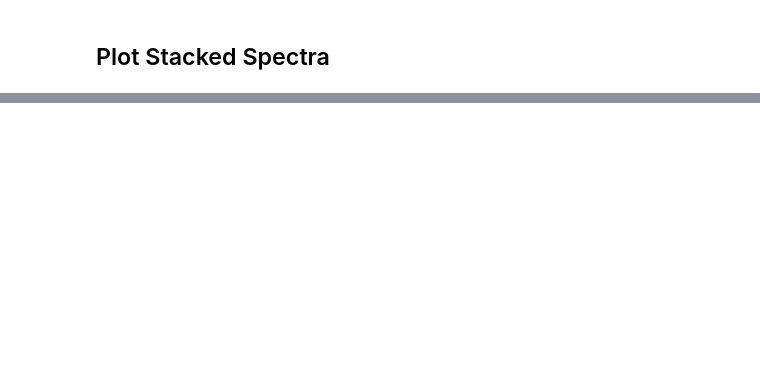
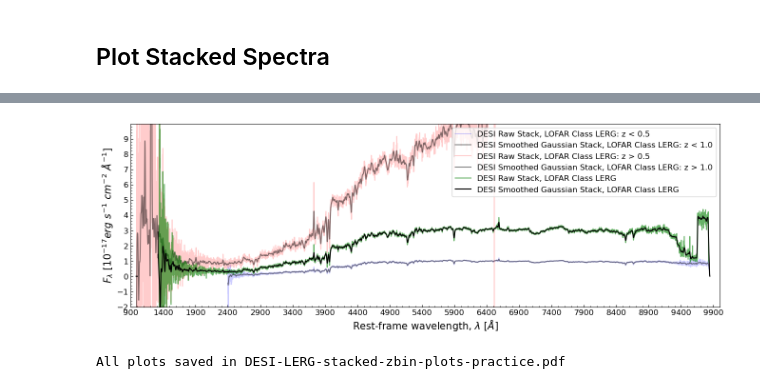
Before and after one commit to abigailpatrick/DESI-Mini-Project, a Jupyter notebook: SP.7.LERG.ipynb, the cells around one changed output, grey strips where cells are left out. Saved outputs shown, nothing was run; the diff lists cells and outputs as text; code cells hidden in the pictures; blank space fills up the shorter version.

```diff
--- a/SP.7.LERG.ipynb
+++ b/SP.7.LERG.ipynb
@@ -534,0 +590,19 @@ All plots saved in DESI-SFG-stacked-zbin-plots-practice.pdf
+# %%
+
+"""
+
+Add in some bounds to remove the upper and lower 10% of each spectra as noise reduction
+
+"""
+
+def bounds(stack_array):
+        bound = 0.1
+        l_bound = len(stack_array)*bound
+        u_bound = len(stack_array)-(len(stack_array)*bound)
+
+        return int(l_bound), int(u_bound)
+
+
+st1 = bounds(wln_1)
+st2 = bounds(wln_2)
+st3 = bounds(wln_3)
@@ -534,0 +639,31 @@ All plots saved in DESI-SFG-stacked-zbin-plots-practice.pdf
+# %%
+# Create a PDF file to save the plots
+pdf_filename = f'DESI-{Overall_class}-stacked-zbin-plots-practice.pdf'
+with PdfPages(pdf_filename) as pdf:
+        fig, ax = plt.subplots(figsize=(16, 5))
+        ax.plot(SFG_stacks['zbin=0']['wln'],SFG_stacks['zbin=0']['flux'], label = f'DESI Raw Stack, LOFAR Class {Overall_class}: z < 0.5', color='blue', alpha=0.2)
+        ax.plot(SFG_stacks['zbin=0']['wln'],convolve(SFG_stacks['zbin=0']['flux'], Gaussian1DKernel(5)), color='black', alpha=0.5, label = f'DESI Smoothed Gaussian Stack, LOFAR Class {Overall_class}: z < 1.0')
+        ax.plot(SFG_stacks['zbin=1']['wln'],SFG_stacks['zbin=1']['flux'], label = f'DESI Raw Stack, LOFAR Class {Overall_class}: z > 0.5', color='red', alpha=0.2)
+        ax.plot(SFG_stacks['zbin=1']['wln'],convolve(SFG_stacks['zbin=1']['flux'], Gaussian1DKernel(5)), color='black', alpha=0.5, label = f'DESI Smoothed Gaussian Stack, LOFAR Class {Overall_class}: z > 1.0')
+        ax.plot(SFG_stack['zbin=0']['wln'],SFG_stack['zbin=0']['flux'], color='green', alpha=0.6,label = f'DESI Raw Stack, LOFAR Class {Overall_class}')
+        ax.plot(SFG_stack['zbin=0']['wln'],convolve(SFG_stack['zbin=0']['flux'], Gaussian1DKernel(5)), color='black', alpha=1, label = f'DESI Smoothed Gaussian Stack, LOFAR Class {Overall_class}')
+        ax.set_ylabel('$F_{\lambda}$ [$10^{-17} erg\ s^{-1}\ cm^{-2}\ \AA^{-1}$]')
+        ax.set_xlabel('Rest-frame wavelength, $\lambda$ [$\AA$]')
+        ax.set_xlim(900,10000)
+        ax.set_ylim(-2,10)
+        ax.set_xticks(range(900, 10001, 500))
+        ax.set_yticks(range(-2, 10, 1))
+        ax.tick_params(axis='both', which='both', labelsize=12, direction = 'in')
+        ax.minorticks_on()
+        ax.legend(fontsize='large', loc = 'upper right')
+        ax.xaxis.label.set_size(15)
+        ax.yaxis.label.set_size(15)
+
+     # Save the current plot to the PDF file
+        pdf.savefig(fig)
+        plt.show()
+        plt.close()
+
+# After the loop, all the plots will be saved in the PDF file
+print(f'All plots saved in {pdf_filename}')
+# %% [output]
@@ -534,0 +671,2 @@ All plots saved in DESI-SFG-stacked-zbin-plots-practice.pdf
+[figure, added]
+All plots saved in DESI-LERG-stacked-zbin-plots-practice.pdf
```
Also changed, not shown: parts of 14 cells of this notebook, 38 other files.
